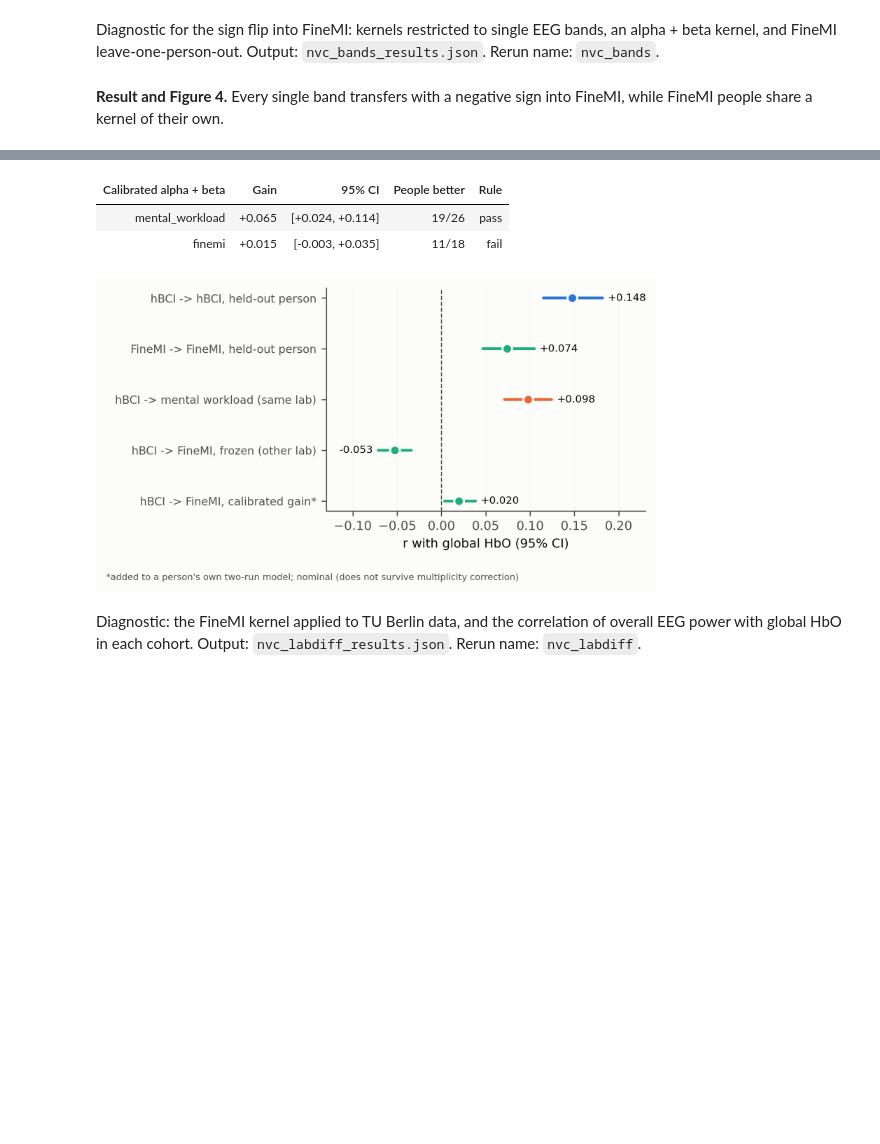
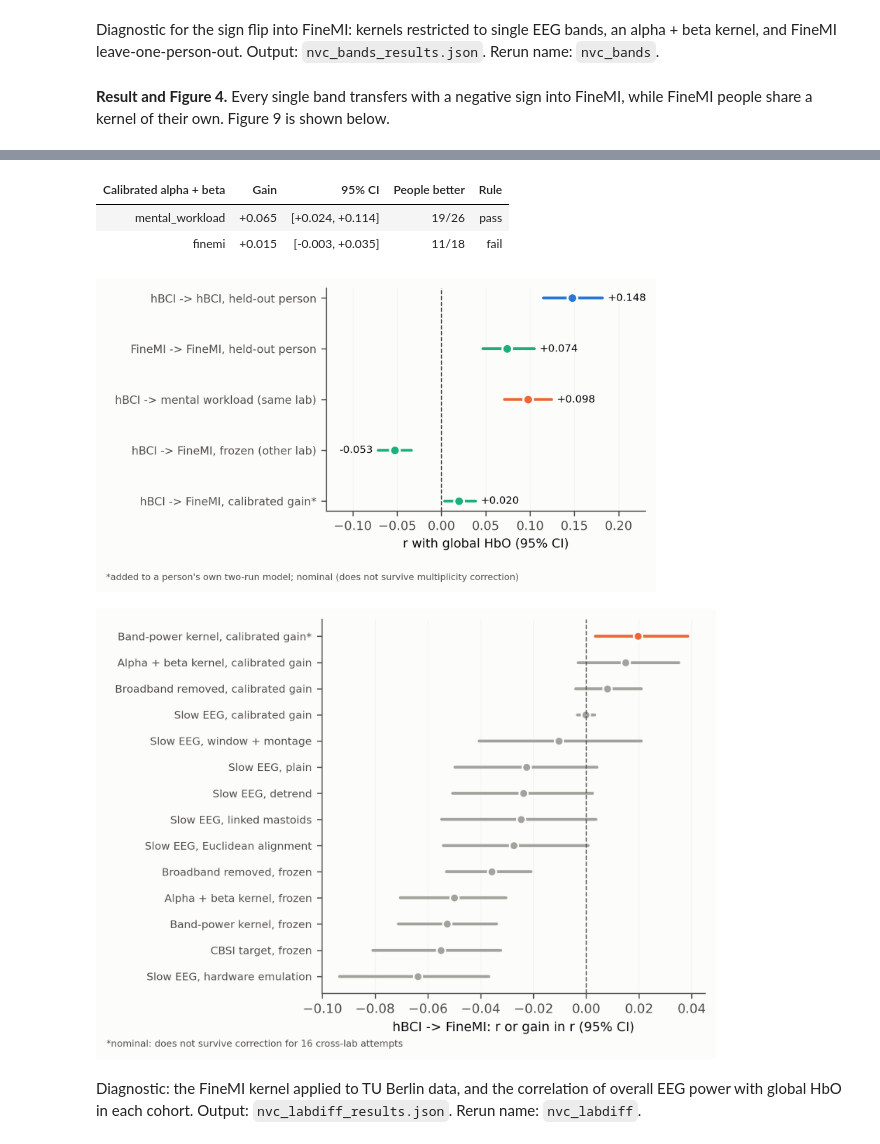
Before and after one commit to muntasirhossain2003/Cross-Modal-Prediction-of-fNIRS-Haemodynamics-From-Infra-Slow-EEG, a Jupyter notebook: merge/NeuroVascNet_Full.ipynb, the cells around one changed output, grey strips where cells are left out. Saved outputs shown, nothing was run; the diff lists cells and outputs as text; code cells hidden in the pictures; blank space fills up the shorter version.

```diff
--- a/merge/NeuroVascNet_Full.ipynb
+++ b/merge/NeuroVascNet_Full.ipynb
@@ -4042,7 +4079,7 @@ def nvc_bands(LIB=False, MODE="all", SHARD=(0, 1), ARGS=()):
 if should("nvc_bands"):
     nvc_bands()
 # %% [markdown]
-**Result and Figure 4.** Every single band transfers with a negative sign into FineMI, while FineMI people share a kernel of their own.
+**Result and Figure 4.** Every single band transfers with a negative sign into FineMI, while FineMI people share a kernel of their own. Figure 9 is shown below.
 # %%
 d = J("nvc_bands_results.json")
 table([[k.replace("hbci_to_", "hBCI → "), f"{v['mean_r']:+.3f}", ci(*v["ci"]), f"{v['frac_beating_null']:.0%}", "pass" if v["pass"] else "fail"] for k, v in d.items() if k.startswith("hbci_to_")] +
@@ -4073,33 +4110,66 @@ def draw_fig4():
     ax.set_yticks(range(len(rows)), [r[0] for r in rows[::-1]], fontsize=8)
     ax.set_xlabel("r with global HbO (95% CI)")
     ax.grid(axis="y", visible=False)
     ax.set_xlim(-0.13, 0.23)
     fig.text(0.01, 0.01, "*added to a person's own two-run model; nominal (does not survive multiplicity correction)",
              fontsize=6.5, color=INK2)
     save(fig, "fig4_kernel_transfer")
 
 
 draw_fig4()
 fig("fig4_kernel_transfer", 560)
+def draw_fig9():
+    T9, T2, B9 = RJ("nvc_transfer_results.json"), RJ("nvc_transfer2_results.json"), RJ("nvc_bands_results.json")
+    H9, C9, BB = RJ("harmonised_transfer_results.json")["hbci_to_finemi | primary: window + montage"], RJ("calibrated_transfer_results.json")["hbci_to_finemi"], RJ("nvc_broadband_results.json")
+    rows = [("Band-power kernel, calibrated gain*", T2["calibrated | finemi"]["diff"], T2["calibrated | finemi"]["ci"], True),
+            ("Alpha + beta kernel, calibrated gain", B9["calibrated | finemi | alpha+beta"]["diff"], B9["calibrated | finemi | alpha+beta"]["ci"], False),
+            ("Broadband removed, calibrated gain", BB["calibrated | finemi | removed"]["diff"], BB["calibrated | finemi | removed"]["ci"], False),
+            ("Slow EEG, calibrated gain", C9["diff"], C9["ci"], False),
+            ("Slow EEG, window + montage", H9["r_subject"], [H9["ci_low"], H9["ci_high"]], False),
+            ("Band-power kernel, frozen", T9["hbci_to_finemi"]["mean_r"], T9["hbci_to_finemi"]["ci"], False),
+            ("Alpha + beta kernel, frozen", B9["hbci_to_finemi | alpha+beta"]["mean_r"], B9["hbci_to_finemi | alpha+beta"]["ci"], False),
+            ("Broadband removed, frozen", BB["hbci_to_finemi | removed"]["mean_r"], BB["hbci_to_finemi | removed"]["ci"], False),
+            ("CBSI target, frozen", T2["hbci_to_finemi | cbsi"]["mean_r"], T2["hbci_to_finemi | cbsi"]["ci"], False)]
+    for n, f in (("plain", ""), ("detrend", "_detrend"), ("linked mastoids", "_lm"), ("Euclidean alignment", "_ea"), ("hardware emulation", "_hw")):
+        v = RJ(f"external_finemi{f}_results.json")["hbci_to_finemi"]
+        rows.append((f"Slow EEG, {n}", v["r_subject"], [v["ci_low"], v["ci_high"]], False))
+    rows.sort(key=lambda r: r[1])
+    fig, ax = plt.subplots(figsize=(6.0, 4.3))
+    for i, (lab, m, c, nominal) in enumerate(rows):
+        col = "#eb6834" if nominal else NEUTRAL
+        ax.plot(c, [i, i], color=col, lw=2, solid_capstyle="round")
+        ax.plot(m, i, "o", ms=6, color=col, mec=SURF, mew=1.2)
+    ax.axvline(0, color=INK2, lw=0.8, ls="--")
+    ax.set_yticks(range(len(rows)), [r[0] for r in rows], fontsize=7.5)
+    ax.set_xlabel("hBCI -> FineMI: r or gain in r (95% CI)")
+    ax.grid(axis="y", visible=False)
+    fig.text(0.01, 0.005, "*nominal: does not survive correction for 16 cross-lab attempts", fontsize=6.5, color=INK2)
+    fig.subplots_adjust(bottom=0.2)
+    save(fig, "fig9_cross_lab")
+
+
+draw_fig9()
+fig("fig9_cross_lab", 620)
 # %% [output]
 | Kernel | r | 95% CI | Beat null | Rule |
 | hBCI → mental_workload | all | +0.098 | [+0.071, +0.124] | 54% | pass |
 | hBCI → mental_workload | alpha+beta | +0.089 | [+0.051, +0.128] | 54% | pass |
 | hBCI → mental_workload | theta | +0.074 | [+0.039, +0.112] | 31% | fail |
 | hBCI → mental_workload | alpha | +0.072 | [+0.040, +0.103] | 50% | fail |
 | hBCI → mental_workload | beta | +0.074 | [+0.037, +0.110] | 35% | fail |
 | hBCI → mental_workload | gamma | +0.100 | [+0.070, +0.129] | 50% | fail |
 | hBCI → finemi | all | -0.053 | [-0.071, -0.034] | 0% | fail |
 | hBCI → finemi | alpha+beta | -0.050 | [-0.070, -0.030] | 0% | fail |
 | hBCI → finemi | theta | -0.034 | [-0.050, -0.018] | 0% | fail |
 | hBCI → finemi | alpha | -0.019 | [-0.035, -0.002] | 0% | fail |
 | hBCI → finemi | beta | -0.043 | [-0.065, -0.020] | 6% | fail |
 | hBCI → finemi | gamma | -0.048 | [-0.073, -0.022] | 6% | fail |
 | FineMI leave one person out | +0.074 | [+0.047, +0.105] | 67% | pass |
 | Calibrated alpha + beta | Gain | 95% CI | People better | Rule |
 | mental_workload | +0.065 | [+0.024, +0.114] | 19/26 | pass |
 | finemi | +0.015 | [-0.003, +0.035] | 11/18 | fail |
 [figure]
+[figure, added]
 # %% [markdown]
 Diagnostic: the FineMI kernel applied to TU Berlin data, and the correlation of overall EEG power with global HbO in each cohort. Output: `nvc_labdiff_results.json`. Rerun name: `nvc_labdiff`.
 # %%
```
Also changed, not shown: parts of 21 cells of this notebook, 33 other files.
